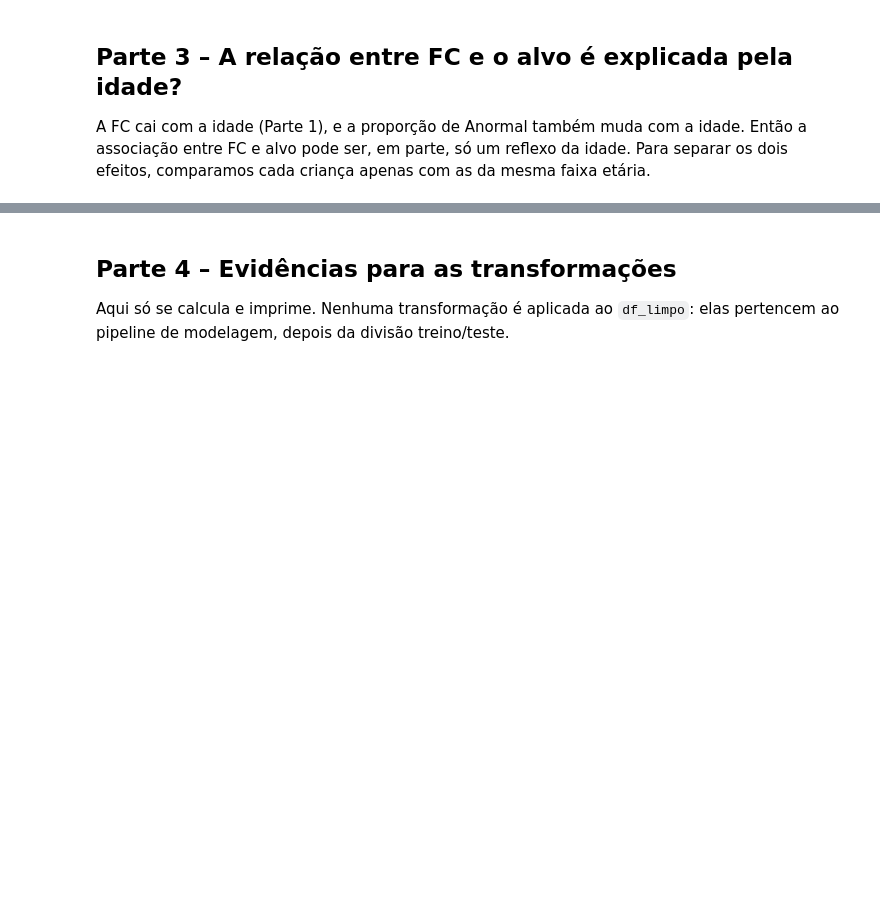
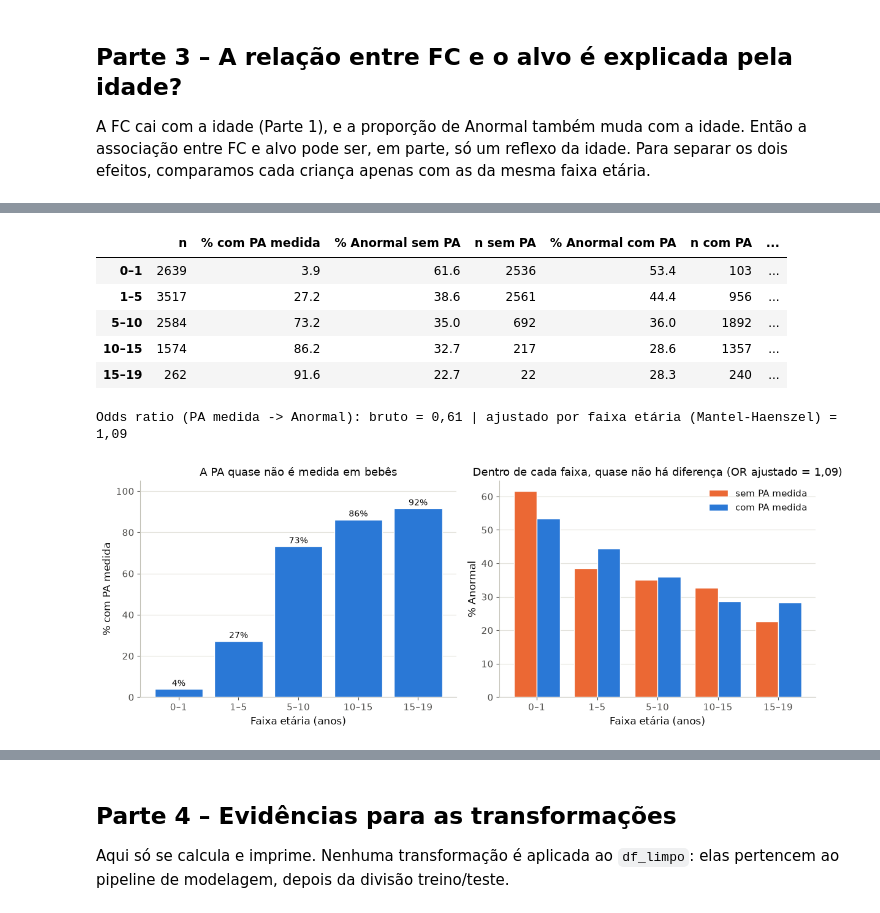
Before and after one commit to Julia-PS24/mineracao_de_dados, a Jupyter notebook: Análise Bivariada/analise_bivariada.ipynb, the cells around one changed output, grey strips where cells are left out. Cells and saved outputs as stored; diff of their text form; code cells hidden in the pictures; blank space fills up the shorter version.

```diff
--- a/Análise Bivariada/analise_bivariada.ipynb
+++ b/Análise Bivariada/analise_bivariada.ipynb
@@ -415,0 +727,50 @@ print(conclusao_fc)
+# %%
+# A ausência de PA é informativa sobre o alvo... ou só sobre a IDADE? Estratificamos por faixa etária.
+d = pd.DataFrame({'faixa': faixa_etaria, 'pa_medida': df_limpo['pa_medida'],
+                  'anormal': (df_limpo[ALVO] == 'Anormal').astype(int)})
+
+pct_com_pa = d.groupby('faixa', observed=True)['pa_medida'].mean() * 100
+pct_anormal = (d.groupby(['faixa', 'pa_medida'], observed=True)['anormal'].mean().unstack() * 100)
+n_cel = d.groupby(['faixa', 'pa_medida'], observed=True).size().unstack()
+
+p_faixa = {f: chi2_contingency(pd.crosstab(g['pa_medida'], g['anormal']))[1] for f, g in d.groupby('faixa', observed=True)}
+tab_pa = pd.DataFrame({'n': d['faixa'].value_counts().sort_index(),
+                       '% com PA medida': pct_com_pa.round(1),
+                       '% Anormal sem PA': pct_anormal[0].round(1), 'n sem PA': n_cel[0],
+                       '% Anormal com PA': pct_anormal[1].round(1), 'n com PA': n_cel[1],
+                       'p (χ² dentro da faixa)': pd.Series(p_faixa).round(3)})
+display(tab_pa)
+exportar(tab_pa.reset_index().rename(columns={'faixa': 'faixa etária (anos)'}), 'pa_ausente_por_idade')
+
+# Odds ratio bruto x ajustado por faixa (Mantel-Haenszel): OR = 1 significa "sem associação"
+num_mh = den_mh = 0.0
+for _, g in d.groupby('faixa', observed=True):
+    t_ = pd.crosstab(g['pa_medida'], g['anormal']).reindex(index=[0, 1], columns=[0, 1], fill_value=0).to_numpy()
+    a_, b_, c_, d_ = t_[1, 1], t_[1, 0], t_[0, 1], t_[0, 0]      # com PA: anormal/normal; sem PA: anormal/normal
+    n_ = t_.sum(); num_mh += a_ * d_ / n_; den_mh += b_ * c_ / n_
+tb = pd.crosstab(d['pa_medida'], d['anormal']).to_numpy()
+or_bruto = (tb[1, 1] * tb[0, 0]) / (tb[1, 0] * tb[0, 1]); or_mh = num_mh / den_mh
+print(f'Odds ratio (PA medida -> Anormal): bruto = {num(or_bruto, 2)} | ajustado por faixa etária (Mantel-Haenszel) = {num(or_mh, 2)}')
+
+fig, (ax1, ax2) = plt.subplots(1, 2, figsize=(12, 4.6))
+ax1.bar(tab_pa.index.astype(str), tab_pa['% com PA medida'], color=COR['Normal'], edgecolor='white')
+for i_, v in enumerate(tab_pa['% com PA medida']): ax1.text(i_, v + 1.5, f'{num(v, 0)}%', ha='center', fontsize=10)
+ax1.set_ylim(0, 105); ax1.set_xlabel('Faixa etária (anos)'); ax1.set_ylabel('% com PA medida')
+ax1.set_title('A PA quase não é medida em bebês'); ax1.grid(axis='x', visible=False)
+x_ = np.arange(len(tab_pa)); w_ = 0.38
+ax2.bar(x_ - w_/2, tab_pa['% Anormal sem PA'], w_, color=COR['Anormal'], edgecolor='white', label='sem PA medida')
+ax2.bar(x_ + w_/2, tab_pa['% Anormal com PA'], w_, color=COR['Normal'], edgecolor='white', label='com PA medida')
+ax2.set_xticks(x_, tab_pa.index.astype(str)); ax2.set_xlabel('Faixa etária (anos)'); ax2.set_ylabel('% Anormal')
+ax2.set_title(f'Dentro de cada faixa, quase não há diferença (OR ajustado = {num(or_mh, 2)})')
+ax2.legend(frameon=False); ax2.grid(axis='x', visible=False)
+fig.tight_layout()
+salvar(fig, 'pa_ausente_por_idade')
+# %% [output]
+|  | n | % com PA medida | % Anormal sem PA | n sem PA | % Anormal com PA | n com PA | ... |
+| 0–1 | 2639 | 3.9 | 61.6 | 2536 | 53.4 | 103 | ... |
+| 1–5 | 3517 | 27.2 | 38.6 | 2561 | 44.4 | 956 | ... |
+| 5–10 | 2584 | 73.2 | 35.0 | 692 | 36.0 | 1892 | ... |
+| 10–15 | 1574 | 86.2 | 32.7 | 217 | 28.6 | 1357 | ... |
+| 15–19 | 262 | 91.6 | 22.7 | 22 | 28.3 | 240 | ... |
+Odds ratio (PA medida -> Anormal): bruto = 0,61 | ajustado por faixa etária (Mantel-Haenszel) = 1,09
+[figure, added]
```
Also changed, not shown: parts of 38 cells of this notebook, 35 other files.
